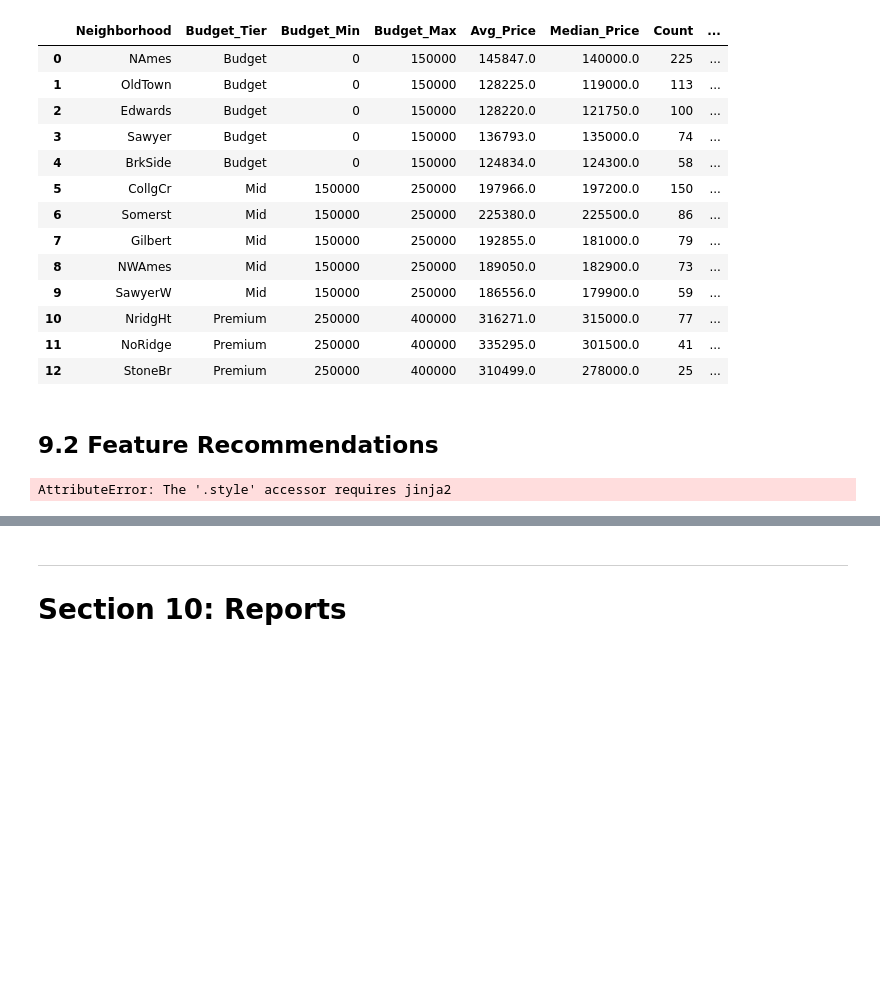
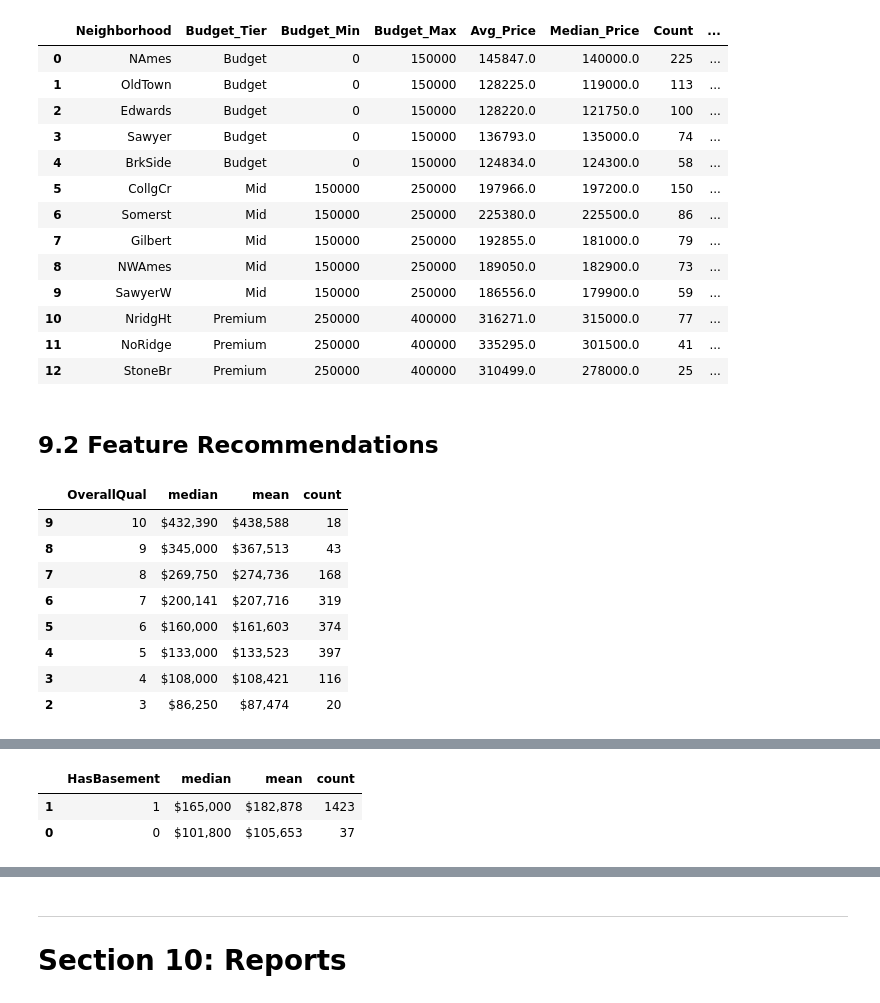
Before and after one commit to sayeesx/Ames-Housing-Price-Prediction-ML, a Jupyter notebook: PRCP-1020-HousePricePred.ipynb, the cells around one changed output, grey strips where cells are left out. Saved outputs shown, nothing was run; the diff lists cells and outputs as text; code cells hidden in the pictures; blank space fills up the shorter version.

```diff
--- a/PRCP-1020-HousePricePred.ipynb
+++ b/PRCP-1020-HousePricePred.ipynb
@@ -895,9 +937,22 @@ display(budget_recos_df.round({'Avg_Price': 0, 'Median_Price': 0, 'Median_PriceP
 def median_price_by_group(df_in, group_col, price_col='SalePrice', min_group_count=20):
     if group_col not in df_in.columns or price_col not in df_in.columns:
         return None
-    grp = df_in.groupby(group_col)[price_col].agg(['median', 'mean', 'count']).reset_index()
+    grp = (
+        df_in.groupby(group_col)[price_col]
+        .agg(['median', 'mean', 'count'])
+        .reset_index()
+    )
     grp = grp[grp['count'] >= min_group_count].sort_values('median', ascending=False)
     return grp
+
+def format_money_cols(df_in, money_cols=('median', 'mean')):
+    df_out = df_in.copy()
+    for c in money_cols:
+        if c in df_out.columns:
+            df_out[c] = df_out[c].round(0).map(lambda x: f"${x:,.0f}")
+    if 'count' in df_out.columns:
+        df_out['count'] = df_out['count'].astype(int)
+    return df_out
 
 reco_tables = {}
 
@@ -906,7 +961,7 @@ if 'OverallQual' in data_for_reco.columns:
     t = median_price_by_group(data_for_reco, 'OverallQual', min_group_count=10)
     if t is not None:
         reco_tables['OverallQual'] = t
-        display(t.style.format({'median':'${:,.0f}','mean':'${:,.0f}','count':'{:,.0f}'}).set_caption("Price by OverallQual (median/mean/count)"))
+        display(format_money_cols(t))
 
 # 2) Living area bins
 if 'GrLivArea' in data_for_reco.columns:
@@ -914,69 +969,88 @@ if 'GrLivArea' in data_for_reco.columns:
     if len(area) > 0:
         bins = [0, 1000, 1500, 2000, 2500, 3500, np.inf]
         labels = ["<1000", "1000-1500", "1500-2000", "2000-2500", "2500-3500", "3500+"]
+        area = area.copy()
         area['GrLivArea_Bin'] = pd.cut(area['GrLivArea'], bins=bins, labels=labels, include_lowest=True)
+
         t = median_price_by_group(area, 'GrLivArea_Bin', min_group_count=20)
         if t is not None:
             reco_tables['GrLivArea_Bin'] = t
-            display(t.style.format({'median':'${:,.0f}','mean':'${:,.0f}','count':'{:,.0f}'}).set_caption("Price by living area (GrLivArea bins)"))
+            display(format_money_cols(t))
 
 # 3) Garage capacity
 if 'GarageCars' in data_for_reco.columns:
     t = median_price_by_group(data_for_reco, 'GarageCars', min_group_count=20)
     if t is not None:
         reco_tables['GarageCars'] = t
-        display(t.style.format({'median':'${:,.0f}','mean':'${:,.0f}','count':'{:,.0f}'}).set_caption("Price by garage capacity (GarageCars)"))
+        display(format_money_cols(t))
 
-# 4) Basement area bins
+# 4) Basement presence + size bins
 if 'TotalBsmtSF' in data_for_reco.columns:
-    bsmt = data_for_reco[['TotalBsmtSF', 'SalePrice']].dropna()
+    bsmt = data_for_reco[['TotalBsmtSF', 'SalePrice']].dropna().copy()
     bsmt['HasBasement'] = (bsmt['TotalBsmtSF'] > 0).astype(int)
+
     t1 = median_price_by_group(bsmt, 'HasBasement', min_group_count=20)
     if t1 is not None:
-        display(t1.style.format({'median':'${:,.0f}','mean':'${:,.0f}','count':'{:,.0f}'}).set_caption("Price by presence of basement"))
-    bins = [0, 600, 1000, 1400, 2000, np.inf]
-    labels = ["0-600", "600-1000", "1000-1400", "1400-2000", "2000+"]
-    bsmt = bsmt[bsmt['TotalBsmtSF'] > 0].copy()
-    if len(bsmt) > 0:
-        bsmt['TotalBsmtSF_Bin'] = pd.cut(bsmt['TotalBsmtSF'], bins=bins, labels=labels, include_lowest=True)
-        t2 = median_price_by_group(bsmt, 'TotalBsmtSF_Bin', min_group_count=20)
+        display(format_money_cols(t1))
+
+    bsmt_nonzero = bsmt[bsmt['TotalBsmtSF'] > 0].copy()
+    if len(bsmt_nonzero) > 0:
+        bins = [0, 600, 1000, 1400, 2000, np.inf]
+        labels = ["0-600", "600-1000", "1000-1400", "1400-2000", "2000+"]
+        bsmt_nonzero['TotalBsmtSF_Bin'] = pd.cut(
+            bsmt_nonzero['TotalBsmtSF'], bins=bins, labels=labels, include_lowest=True
+        )
+        t2 = median_price_by_group(bsmt_nonzero, 'TotalBsmtSF_Bin', min_group_count=20)
         if t2 is not None:
-            display(t2.style.format({'median':'${:,.0f}','mean':'${:,.0f}','count':'{:,.0f}'}).set_caption("Price by basement size (TotalBsmtSF bins)"))
+            display(format_money_cols(t2))
 
 # 5) House age bins
 if 'YearBuilt' in data_for_reco.columns and 'YrSold' in data_for_reco.columns:
-    age = data_for_reco[['YearBuilt', 'YrSold', 'SalePrice']].dropna()
+    age = data_for_reco[['YearBuilt', 'YrSold', 'SalePrice']].dropna().copy()
     age['HouseAge'] = age['YrSold'] - age['YearBuilt']
+
     bins = [0, 10, 20, 40, 60, np.inf]
     labels = ["0-10y", "10-20y", "20-40y", "40-60y", "60y+"]
     age['HouseAge_Bin'] = pd.cut(age['HouseAge'], bins=bins, labels=labels, include_lowest=True)
+
     t = median_price_by_group(age, 'HouseAge_Bin', min_group_count=20)
     if t is not None:
-        display(t.style.format({'median':'${:,.0f}','mean':'${:,.0f}','count':'{:,.0f}'}).set_caption("Price by house age (computed from YrSold - YearBuilt)"))
+        display(format_money_cols(t))
 
-# Final short recommendation text (computed thresholds, not hardcoded)
+# Final short recommendation text
 recommendations = []
 
 if 'OverallQual' in reco_tables:
     q = reco_tables['OverallQual']
     if (q['OverallQual'] >= 8).any():
         high_q = q[q['OverallQual'] >= 8]['median'].median()
-        mid_q = q[q['OverallQual'].between(5, 7)]['median'].median() if (q['OverallQual'].between(5, 7)).any() else np.nan
+        mid_mask = q['OverallQual'].between(5, 7)
+        mid_q = q[mid_mask]['median'].median() if mid_mask.any() else np.nan
         if pd.notna(high_q) and pd.notna(mid_q):
-            recommendations.append(f"OverallQual 8+ has a higher median price than OverallQual 5–7 (approx. ${high_q:,.0f} vs ${mid_q:,.0f}).")
+            recommendations.append(
+                f"OverallQual 8+ has a higher median price than OverallQual 5–7 "
+                f"(approx. ${high_q:,.0f} vs ${mid_q:,.0f})."
+            )
 
 if 'GrLivArea_Bin' in reco_tables:
-    a = reco_tables['GrLivArea_Bin']
     recommendations.append("Living area (GrLivArea) shows a clear step-up in median price as size bins increase.")
 
 if 'GarageCars' in reco_tables:
     g = reco_tables['GarageCars']
     if (g['GarageCars'] >= 2).any():
         recommendations.append("2+ car garages are consistently associated with higher median prices than 0–1 car garages.")
 
-if len(recommendations) == 0:
+if not recommendations:
     recommendations.append("Not enough data in the required columns to produce feature-based recommendations.")
 
 display(pd.DataFrame({'Recommendation': recommendations}))
 # %% [output]
-AttributeError: The '.style' accessor requires jinja2
+|  | OverallQual | median | mean | count |
+| 9 | 10 | $432,390 | $438,588 | 18 |
+| 8 | 9 | $345,000 | $367,513 | 43 |
+| 7 | 8 | $269,750 | $274,736 | 168 |
+| 6 | 7 | $200,141 | $207,716 | 319 |
+| 5 | 6 | $160,000 | $161,603 | 374 |
+| 4 | 5 | $133,000 | $133,523 | 397 |
+| 3 | 4 | $108,000 | $108,421 | 116 |
+| 2 | 3 | $86,250 | $87,474 | 20 |
@@ -982,0 +1068,3 @@ AttributeError: The '.style' accessor requires jinja2
+|  | HasBasement | median | mean | count |
+| 1 | 1 | $165,000 | $182,878 | 1423 |
+| 0 | 0 | $101,800 | $105,653 | 37 |
```
Also changed, not shown: parts of 16 cells of this notebook, 6 other files.
